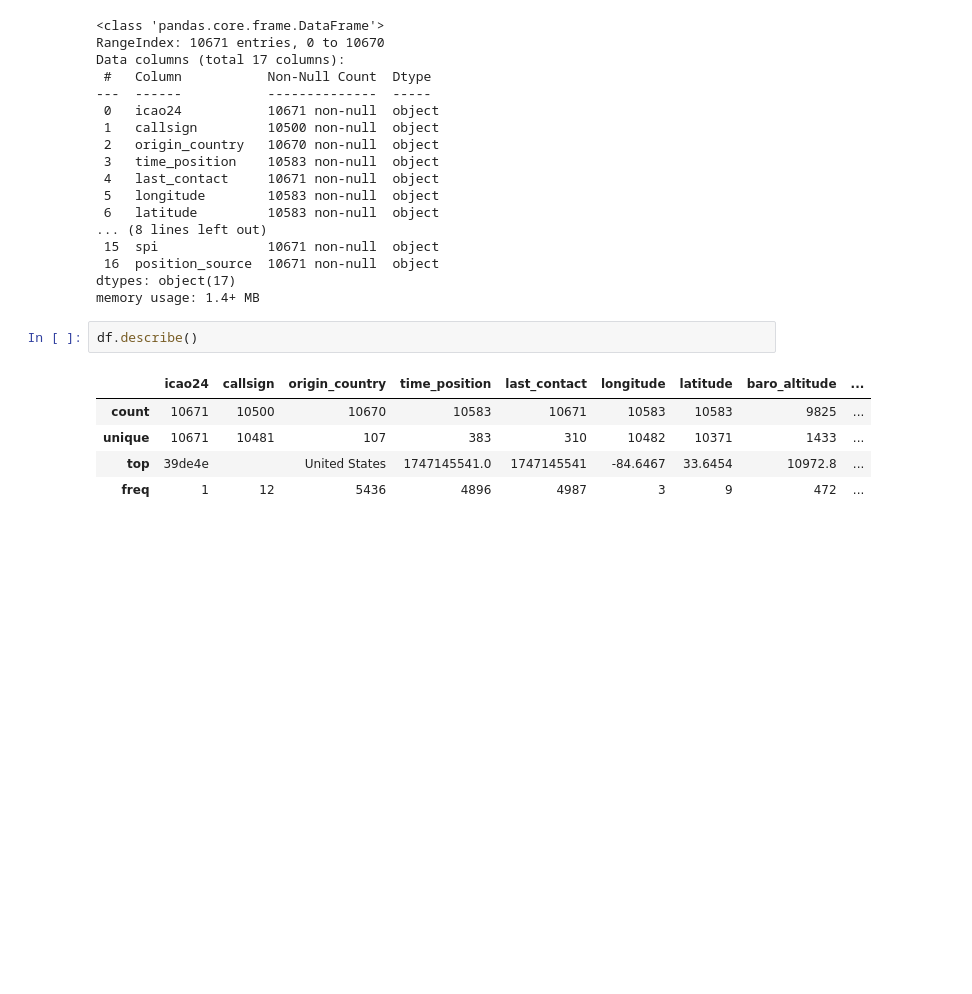
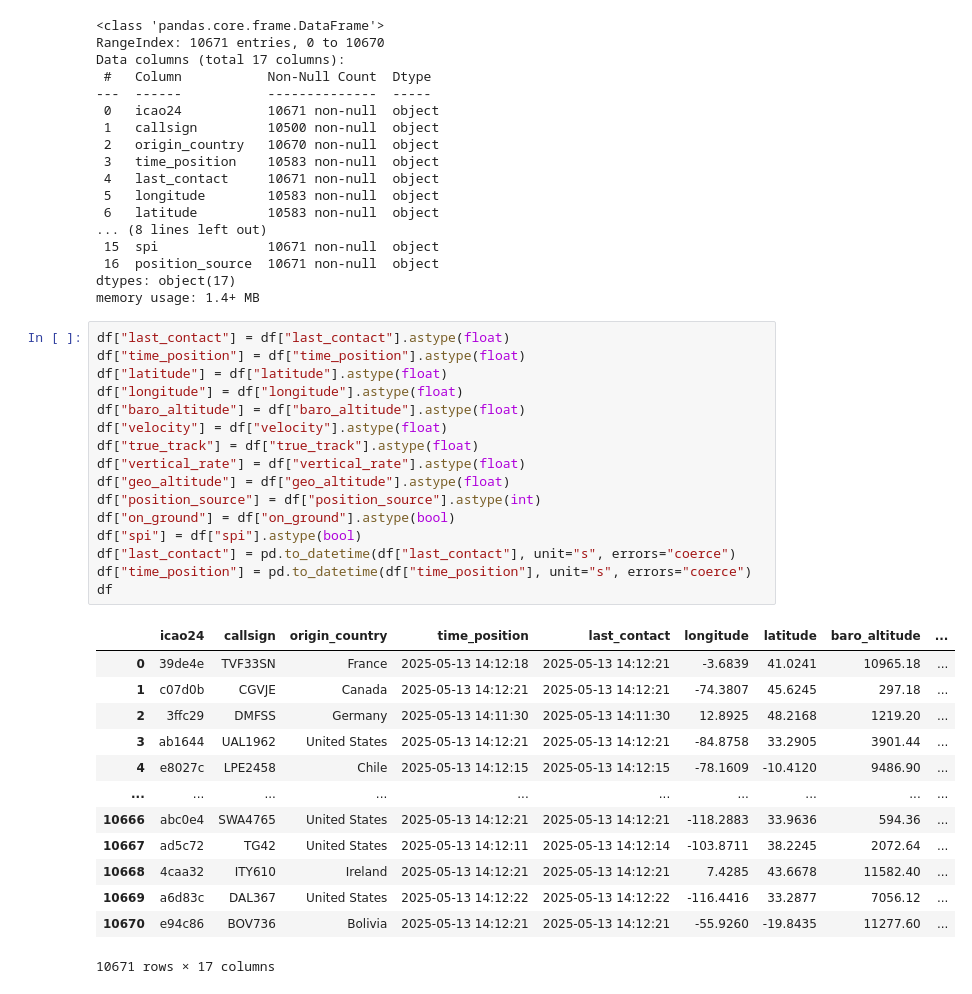
Before and after one commit to IshemZ/robotic-fleet-intelligence-platform, a Jupyter notebook: Assets/exploratory_analysis.ipynb, the cells around one changed output. Drawn from its saved outputs; the diff is of its cells as text; blank space fills up the shorter version.

```diff
--- a/Assets/exploratory_analysis.ipynb
+++ b/Assets/exploratory_analysis.ipynb
@@ -37,11 +37,33 @@ Data columns (total 17 columns):
  16  position_source  10671 non-null  object
 dtypes: object(17)
 memory usage: 1.4+ MB
-# %%
-df.describe()
-# %% [output]
-|  | icao24 | callsign | origin_country | time_position | last_contact | longitude | latitude | baro_altitude | ... |
-| count | 10671 | 10500 | 10670 | 10583 | 10671 | 10583 | 10583 | 9825 | ... |
-| unique | 10671 | 10481 | 107 | 383 | 310 | 10482 | 10371 | 1433 | ... |
-| top | 39de4e |  | United States | 1747145541.0 | 1747145541 | -84.6467 | 33.6454 | 10972.8 | ... |
-| freq | 1 | 12 | 5436 | 4896 | 4987 | 3 | 9 | 472 | ... |
+# %%
+df["last_contact"] = df["last_contact"].astype(float)
+df["time_position"] = df["time_position"].astype(float)
+df["latitude"] = df["latitude"].astype(float)
+df["longitude"] = df["longitude"].astype(float)
+df["baro_altitude"] = df["baro_altitude"].astype(float)
+df["velocity"] = df["velocity"].astype(float)
+df["true_track"] = df["true_track"].astype(float)
+df["vertical_rate"] = df["vertical_rate"].astype(float)
+df["geo_altitude"] = df["geo_altitude"].astype(float)
+df["position_source"] = df["position_source"].astype(int)
+df["on_ground"] = df["on_ground"].astype(bool)
+df["spi"] = df["spi"].astype(bool)
+df["last_contact"] = pd.to_datetime(df["last_contact"], unit="s", errors="coerce")
+df["time_position"] = pd.to_datetime(df["time_position"], unit="s", errors="coerce")
+df
+# %% [output]
+|  | icao24 | callsign | origin_country | time_position | last_contact | longitude | latitude | baro_altitude | ... |
+| 0 | 39de4e | TVF33SN | France | 2025-05-13 14:12:18 | 2025-05-13 14:12:21 | -3.6839 | 41.0241 | 10965.18 | ... |
+| 1 | c07d0b | CGVJE | Canada | 2025-05-13 14:12:21 | 2025-05-13 14:12:21 | -74.3807 | 45.6245 | 297.18 | ... |
+| 2 | 3ffc29 | DMFSS | Germany | 2025-05-13 14:11:30 | 2025-05-13 14:11:30 | 12.8925 | 48.2168 | 1219.20 | ... |
+| 3 | ab1644 | UAL1962 | United States | 2025-05-13 14:12:21 | 2025-05-13 14:12:21 | -84.8758 | 33.2905 | 3901.44 | ... |
+| 4 | e8027c | LPE2458 | Chile | 2025-05-13 14:12:15 | 2025-05-13 14:12:15 | -78.1609 | -10.4120 | 9486.90 | ... |
+| ... | ... | ... | ... | ... | ... | ... | ... | ... | ... |
+| 10666 | abc0e4 | SWA4765 | United States | 2025-05-13 14:12:21 | 2025-05-13 14:12:21 | -118.2883 | 33.9636 | 594.36 | ... |
+| 10667 | ad5c72 | TG42 | United States | 2025-05-13 14:12:11 | 2025-05-13 14:12:14 | -103.8711 | 38.2245 | 2072.64 | ... |
+| 10668 | 4caa32 | ITY610 | Ireland | 2025-05-13 14:12:21 | 2025-05-13 14:12:21 | 7.4285 | 43.6678 | 11582.40 | ... |
+| 10669 | a6d83c | DAL367 | United States | 2025-05-13 14:12:22 | 2025-05-13 14:12:22 | -116.4416 | 33.2877 | 7056.12 | ... |
+| 10670 | e94c86 | BOV736 | Bolivia | 2025-05-13 14:12:21 | 2025-05-13 14:12:21 | -55.9260 | -19.8435 | 11277.60 | ... |
+10671 rows × 17 columns
```
Also changed, not shown: 7 other files.
